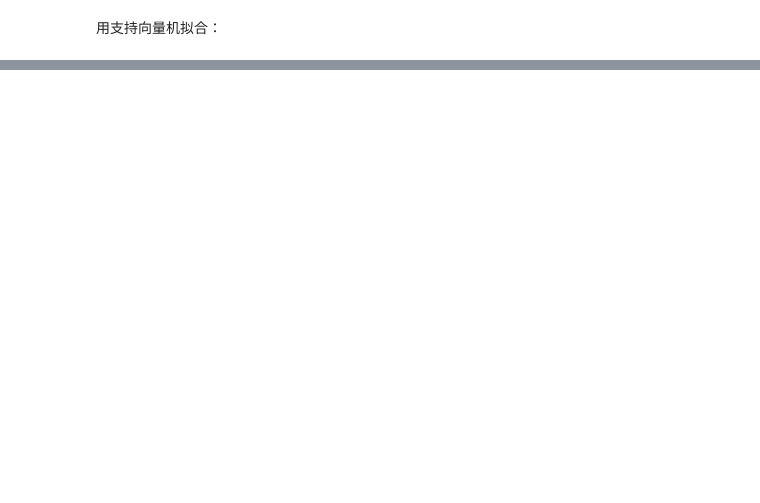
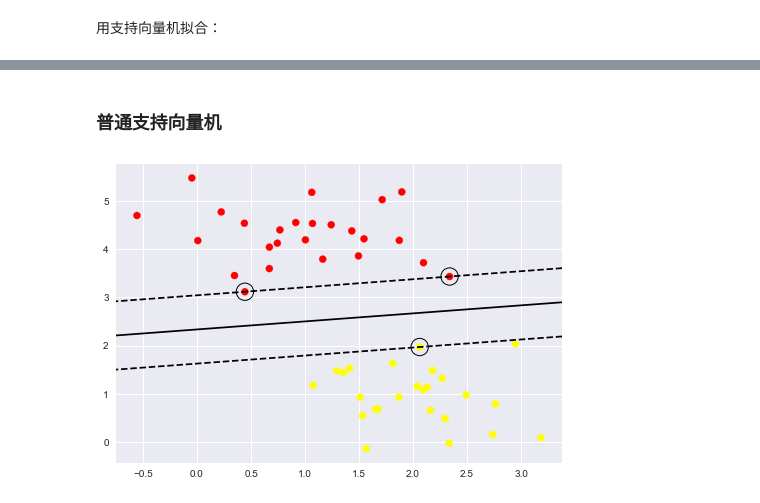
Before and after one commit to Vodka-Bu/PythonDataScienceHandbook, a Jupyter notebook: 5-LearningSklearn/07-SVM.ipynb, the cells around one changed output, grey strips where cells are left out. Saved outputs shown, nothing was run; the diff lists cells and outputs as text; code cells hidden in the pictures; blank space fills up the shorter version.

```diff
--- a/5-LearningSklearn/07-SVM.ipynb
+++ b/5-LearningSklearn/07-SVM.ipynb
@@ -65,0 +66,37 @@ SVC(C=10000000000.0, cache_size=200, class_weight=None, coef0=0.0,
+# %% [markdown]
+### 普通支持向量机
+# %%
+# 创建一个更好的可视化分类效果
+def plot_svc_decision_function(model, ax=None, plot_support=True):
+    """二维SVC决策函数"""
+    if ax is None:
+        ax = plt.gca()
+    xlim = ax.get_xlim()
+    ylim = ax.get_ylim()
+
+    # 创建评估模型的网格
+    x = np.linspace(xlim[0], xlim[1], 30) # x 轴的标记点，计划每一行有 30 个标度，也就是一共 30 列
+    y = np.linspace(ylim[0], ylim[1], 30) # y 轴的标记点，计划每一列有 30 个标度，也就是一共 30 行
+    X, Y = np.meshgrid(x, y) # 为表格定点做准备，X: x轴每一行对应的标度 Y: y轴上每一行对应的标度
+    xy = np.vstack([X.ravel(), Y.ravel()]).T # 所有网格点坐标
+    P = model.decision_function(xy).reshape(X.shape) # 所有网格点结论
+
+    # 画出决策边界和边界
+    ax.contour(X, Y, P, colors='k',
+              levels=[-1,0,1],
+              linestyles=['--','-','--']) # 找找P值和 levels 画出相应边界
+
+    # 画支持向量
+    if plot_support:
+        ax.scatter(model.support_vectors_[:,0],
+                  model.support_vectors_[:,1],
+                  s=300, linewidth=1,facecolors='None',
+                  edgecolors='black')  # support_vectors_  存储支持向量
+
+    ax.set_xlim(xlim)
+    ax.set_ylim(ylim)
+# %%
+plt.scatter(X[:, 0], X[:, 1],c=y, s=50, cmap='autumn')
+plot_svc_decision_function(model)
+# %% [output]
+[figure, added]
```
Also changed, not shown: parts of 40 cells of this notebook.
